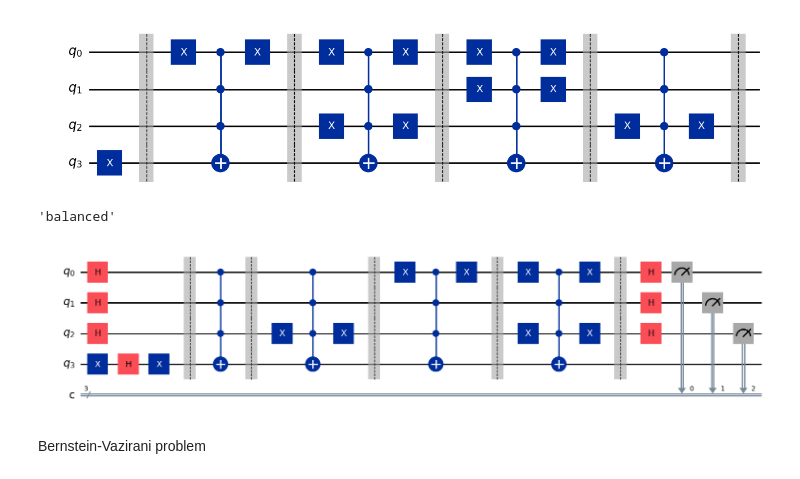
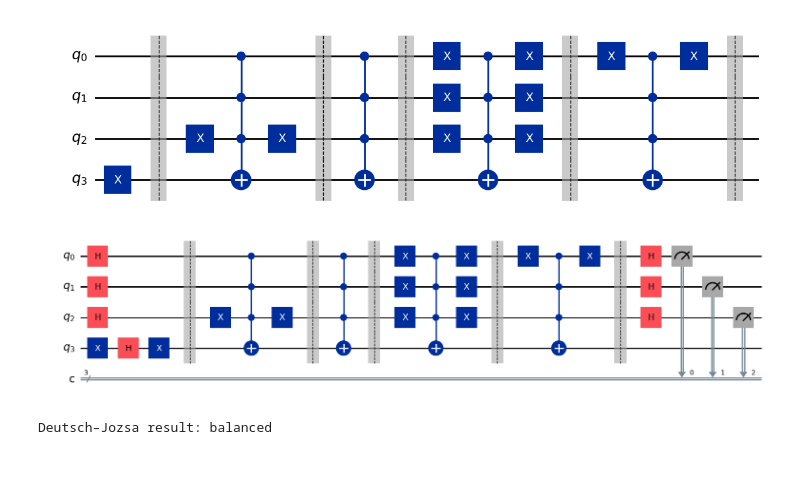
Before and after one commit to maxjeanfavre/Quantum-Algorithms, a Jupyter notebook: early_quantum_algorithms/Deutsch-Jozsa.ipynb, the cells around one changed output. Drawn from its saved outputs; the diff is of its cells as text; code cells hidden in the pictures.

```diff
--- a/early_quantum_algorithms/Deutsch-Jozsa.ipynb
+++ b/early_quantum_algorithms/Deutsch-Jozsa.ipynb
@@ -45,12 +78,14 @@ display(dj_query(3).draw(output="mpl"))
 # %%
 def compile_circuit(function: QuantumCircuit):
-    # Compiles a circuit for use in the Deutsch-Jozsa algorithm.
-
+    """
+    Assembles a quantum circuit to run the Deutsch–Jozsa algorithm
+    with the provided oracle function.
+    """
     n = function.num_qubits - 1
     qc = QuantumCircuit(n + 1, n)
-    qc.x(n)
-    qc.h(range(n + 1))
+    qc.x(n)                      # Initialize output qubit to |1>
+    qc.h(range(n + 1))           # Hadamard to all
     qc.compose(function, inplace=True)
-    qc.h(range(n))
+    qc.h(range(n))               # Hadamard to input qubits
     qc.measure(range(n), range(n))
     return qc
@@ -57,25 +97,22 @@ def compile_circuit(function: QuantumCircuit):
 # %%
 def dj_algorithm(function: QuantumCircuit):
-    # Determine if a function is constant or balanced.
-
+    """
+    Runs the Deutsch–Jozsa algorithm.
+    Returns 'constant' or 'balanced' based on the result.
+    """
     qc = compile_circuit(function)
-
-    result = AerSimulator().run(qc, shots=1, memory=True).result()
+    display(qc.draw('mpl'))
+    result = AerSimulator().run(transpile(qc, AerSimulator()), shots=1, memory=True).result()
     measurements = result.get_memory()
     if "1" in measurements[0]:
         return "balanced"
     return "constant"
+
+# Example: run algorithm with a random oracle
+f = dj_query(3)
+display(f.draw("mpl"))
+print("Deutsch–Jozsa result:", dj_algorithm(f))
+# %% [output]
+[figure, added]
+[figure, added]
+Deutsch–Jozsa result: balanced
-# %%
-f = dj_query(3)
-display(f.draw("mpl"))
-display(dj_algorithm(f))
-# %% [output]
-[figure, removed]
-'balanced'
-# %%
-f = compile_circuit(dj_query(3))
-display(f.draw("mpl"))
-# %% [output]
-[figure, removed]
-# %% [markdown]
-Bernstein-Vazirani problem
```
Also changed, not shown: parts of 10 cells of this notebook, 27 other files.
